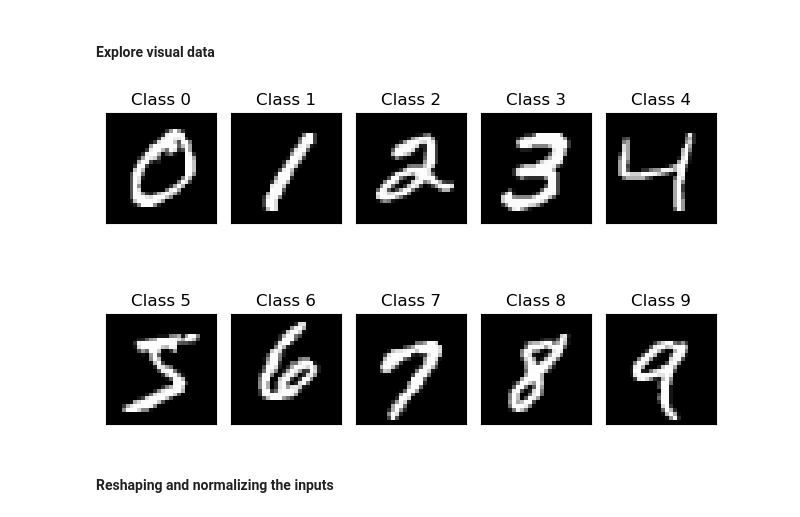
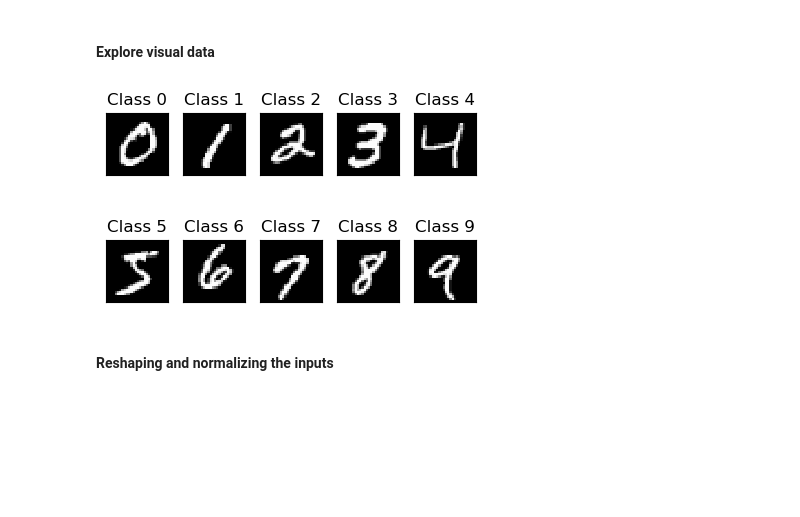
Before and after one commit to mafda/generative_adversarial_networks_101, a Jupyter notebook: src/mnist/01_GAN_MNIST.ipynb, the cells around one changed output. Cells and saved outputs as stored; diff of their text form; code cells hidden in the pictures; blank space fills up the shorter version.

```diff
--- a/src/mnist/01_GAN_MNIST.ipynb
+++ b/src/mnist/01_GAN_MNIST.ipynb
@@ -151,18 +153,21 @@ np.random.seed(12049)
 # %% [markdown]
 #### Explore visual data
 # %%
-fig = plt.figure()
+WIDTH_SIZE = 4
+HEIGHT_SIZE = 3
+
+fig = plt.figure(figsize=(WIDTH_SIZE, HEIGHT_SIZE))
 for i in range(10):
     plt.subplot(2, 5, i+1)
     x_y = X_train[y_train == i]
     plt.imshow(x_y[0], cmap='gray', interpolation='none')
     plt.title("Class %d" % (i))
     plt.xticks([])
     plt.yticks([])
 
 plt.tight_layout()
 # %% [output]
-[figure, old version]
+[figure, new version]
 # %% [markdown]
 #### Reshaping and normalizing the inputs
 # %%
```
Also changed, not shown: parts of 10 cells of this notebook, 3 other files.
